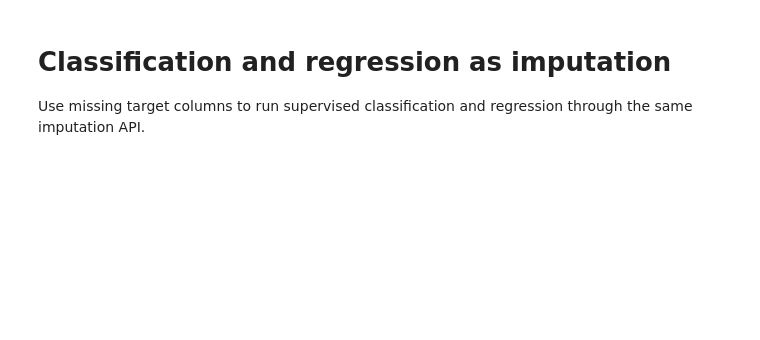
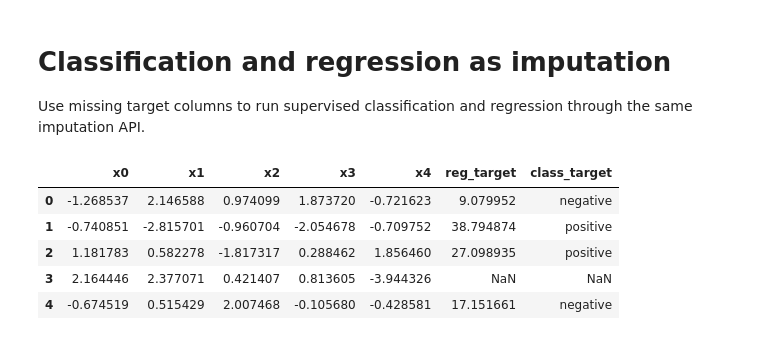
Before and after one commit to fabriziocosta/MIMIC, a Jupyter notebook: notebooks/02_classification_and_regression.ipynb, the cells around one changed output. Saved outputs shown, nothing was run; the diff lists cells and outputs as text; code cells hidden in the pictures; blank space fills up the shorter version.

```diff
--- a/notebooks/02_classification_and_regression.ipynb
+++ b/notebooks/02_classification_and_regression.ipynb
@@ -3,22 +3,38 @@
 
 Use missing target columns to run supervised classification and regression through the same imputation API.
 # %%
+import sys
+from pathlib import Path
+
 import numpy as np
 import pandas as pd
 from sklearn.datasets import make_classification, make_regression
 from sklearn.metrics import accuracy_score, f1_score, mean_absolute_error, mean_squared_error
 from sklearn.model_selection import train_test_split
+
+PROJECT_ROOT = Path.cwd() if (Path.cwd() / "src" / "mimic").exists() else Path.cwd().parent
+SRC_DIR = PROJECT_ROOT / "src"
+if SRC_DIR.exists() and str(SRC_DIR) not in sys.path:
+    sys.path.insert(0, str(SRC_DIR))
+
 from mimic import MIMIC, RandomForestPathEncoder, MixedFeatureDecoder
 
 Xc, yc = make_classification(n_samples=180, n_features=5, n_informative=4, n_redundant=0, random_state=1)
 Xr, yr = make_regression(n_samples=180, n_features=1, noise=8, random_state=1)
 df = pd.DataFrame(Xc, columns=[f"x{i}" for i in range(5)])
 df["reg_target"] = yr
 df["class_target"] = np.where(yc == 1, "positive", "negative")
 train_idx, test_idx = train_test_split(df.index, test_size=0.25, random_state=1, stratify=df["class_target"])
 work = df.copy()
 work.loc[test_idx, ["reg_target", "class_target"]] = np.nan
 work.head()
+# %% [output]
+|  | x0 | x1 | x2 | x3 | x4 | reg_target | class_target |
+| 0 | -1.268537 | 2.146588 | 0.974099 | 1.873720 | -0.721623 | 9.079952 | negative |
+| 1 | -0.740851 | -2.815701 | -0.960704 | -2.054678 | -0.709752 | 38.794874 | positive |
+| 2 | 1.181783 | 0.582278 | -1.817317 | 0.288462 | 1.856460 | 27.098935 | positive |
+| 3 | 2.164446 | 2.377071 | 0.421407 | 0.813605 | -3.944326 | NaN | NaN |
+| 4 | -0.674519 | 0.515429 | 2.007468 | -0.105680 | -0.428581 | 17.151661 | negative |
 # %%
 mimic = MIMIC(
     regression_columns=["x0", "x1", "x2", "x3", "x4", "reg_target"],
```
Also changed, not shown: parts of 2 cells of this notebook, 5 other files.
